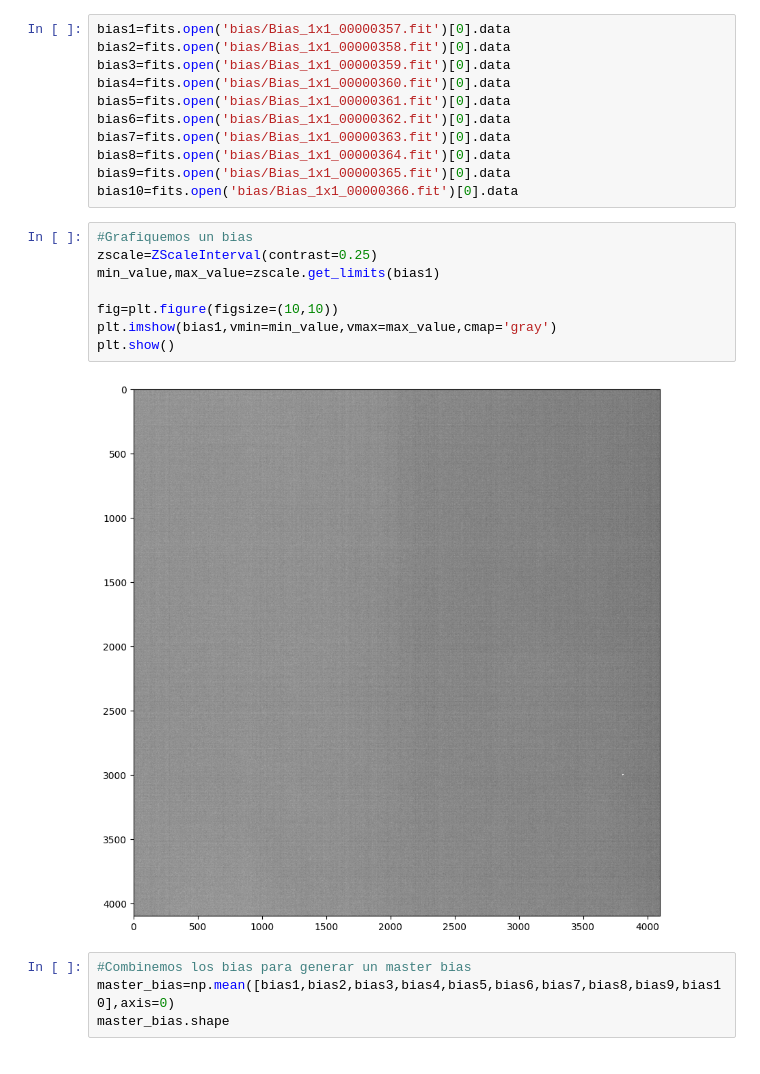
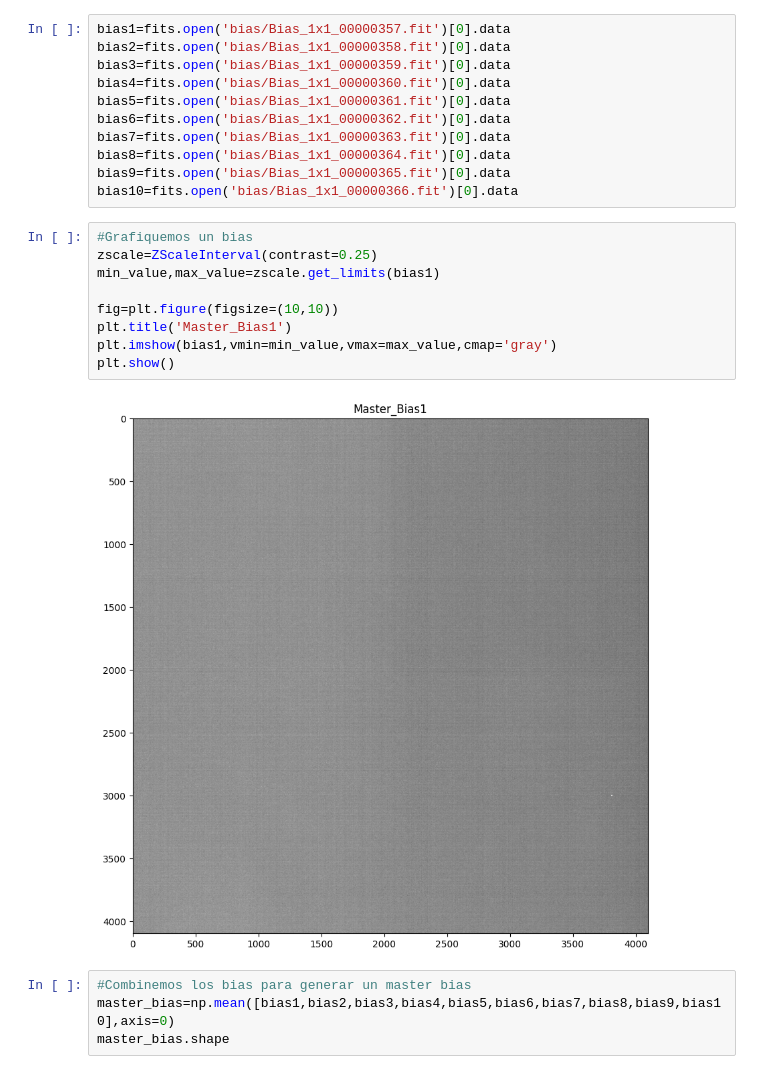
Before and after one commit to Bnyio/Instrumentacion2024, a Jupyter notebook: MasterBias.ipynb, the cells around one changed output. Cells and saved outputs as stored; diff of their text form.

```diff
--- a/MasterBias.ipynb
+++ b/MasterBias.ipynb
@@ -18,13 +18,14 @@ bias10=fits.open('bias/Bias_1x1_00000366.fit')[0].data
 # %%
 #Grafiquemos un bias
 zscale=ZScaleInterval(contrast=0.25)
 min_value,max_value=zscale.get_limits(bias1)
 
 fig=plt.figure(figsize=(10,10))
+plt.title('Master_Bias1')
 plt.imshow(bias1,vmin=min_value,vmax=max_value,cmap='gray')
 plt.show()
 # %% [output]
-[figure, old version]
+[figure, new version]
 # %%
 #Combinemos los bias para generar un master bias
 master_bias=np.mean([bias1,bias2,bias3,bias4,bias5,bias6,bias7,bias8,bias9,bias10],axis=0)
```
